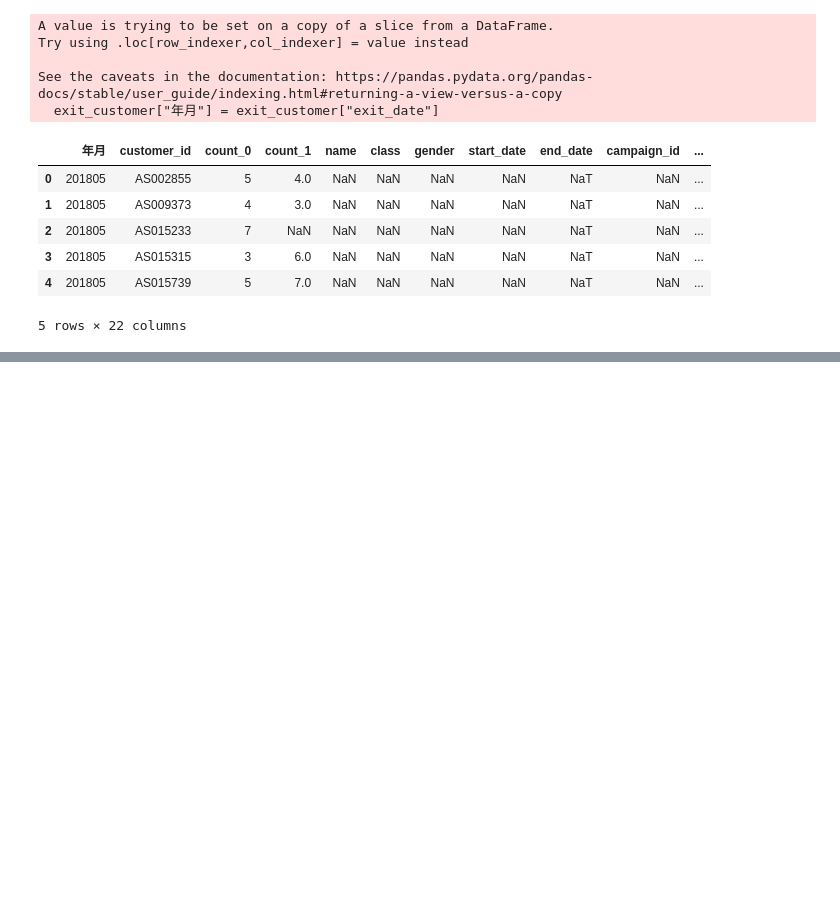
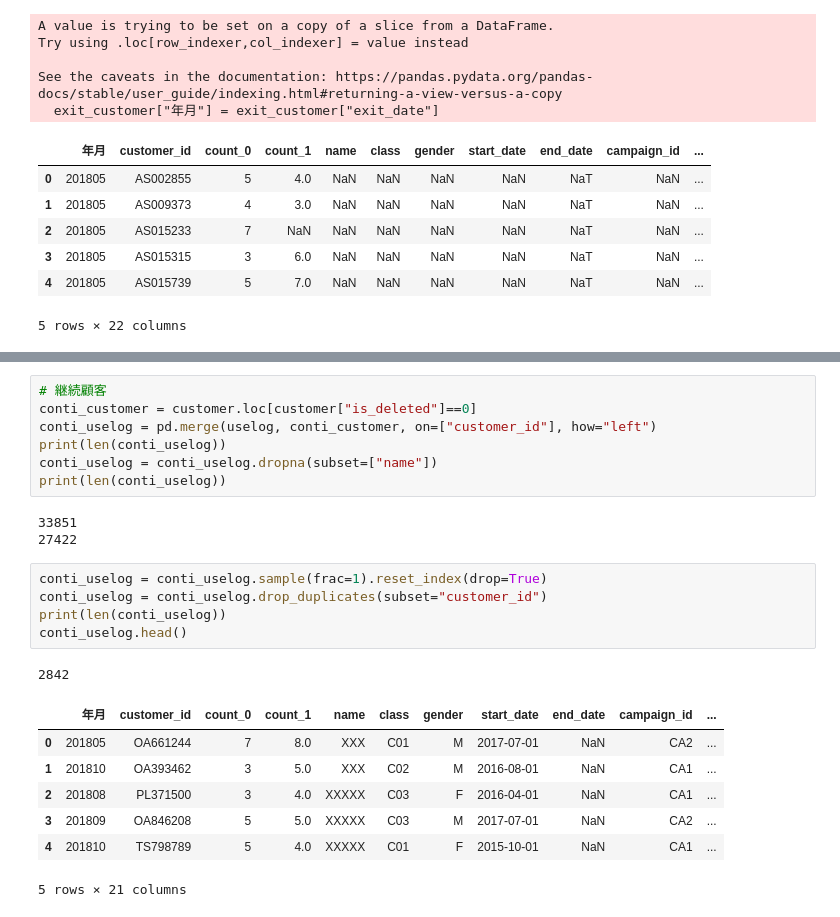
Before and after one commit to sumitaka-sakuma/Python_data_analysis_100, a Jupyter notebook: Chapter5/Chapter5.ipynb, the cells around one changed output, grey strips where cells are left out. Drawn from its saved outputs; the diff is of its cells as text; blank space fills up the shorter version.

```diff
--- a/Chapter5/Chapter5.ipynb
+++ b/Chapter5/Chapter5.ipynb
@@ -95,0 +93,24 @@ See the caveats in the documentation: https://pandas.pydata.org/pandas-docs/stab
+# %%
+# 継続顧客
+conti_customer = customer.loc[customer["is_deleted"]==0]
+conti_uselog = pd.merge(uselog, conti_customer, on=["customer_id"], how="left")
+print(len(conti_uselog))
+conti_uselog = conti_uselog.dropna(subset=["name"])
+print(len(conti_uselog))
+# %% [output]
+33851
+27422
+# %%
+conti_uselog = conti_uselog.sample(frac=1).reset_index(drop=True)
+conti_uselog = conti_uselog.drop_duplicates(subset="customer_id")
+print(len(conti_uselog))
+conti_uselog.head()
+# %% [output]
+2842
+|  | 年月 | customer_id | count_0 | count_1 | name | class | gender | start_date | end_date | campaign_id | ... |
+| 0 | 201805 | OA661244 | 7 | 8.0 | XXX | C01 | M | 2017-07-01 | NaN | CA2 | ... |
+| 1 | 201810 | OA393462 | 3 | 5.0 | XXX | C02 | M | 2016-08-01 | NaN | CA1 | ... |
+| 2 | 201808 | PL371500 | 3 | 4.0 | XXXXX | C03 | F | 2016-04-01 | NaN | CA1 | ... |
+| 3 | 201809 | OA846208 | 5 | 5.0 | XXXXX | C03 | M | 2017-07-01 | NaN | CA2 | ... |
+| 4 | 201810 | TS798789 | 5 | 4.0 | XXXXX | C01 | F | 2015-10-01 | NaN | CA1 | ... |
+5 rows × 21 columns
```
Also changed, not shown: parts of 3 cells of this notebook, 14 other files.
